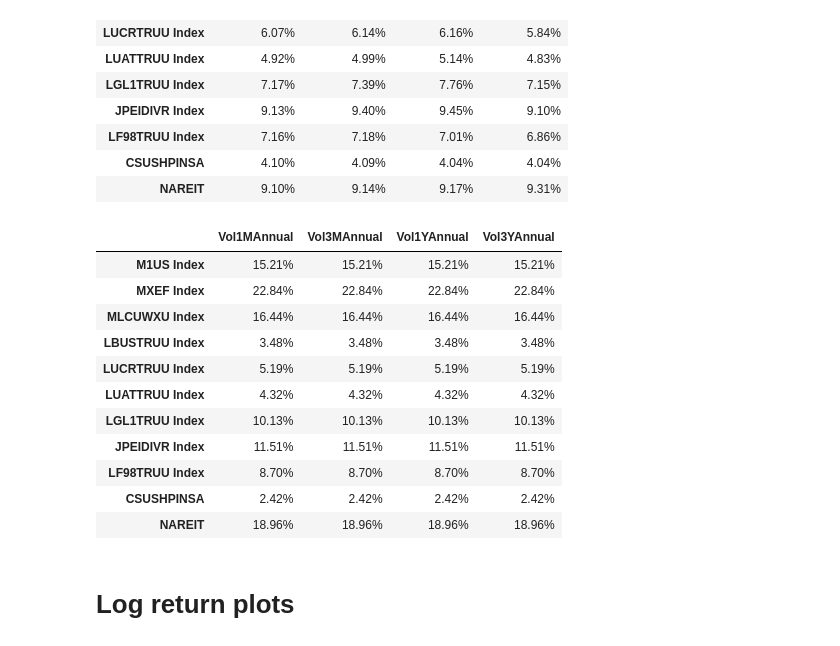
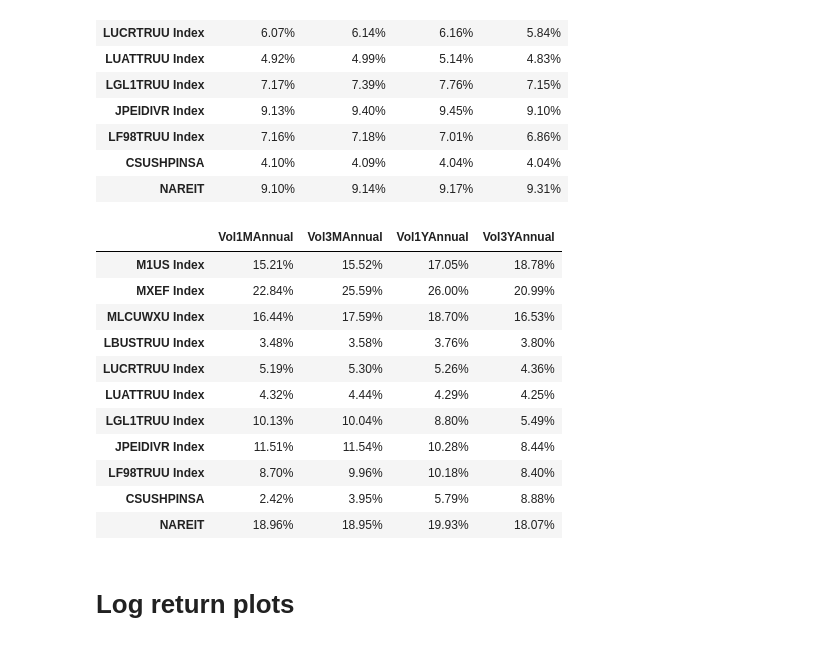
Before and after one commit to pradeeptadas/unison, a Jupyter notebook: UnisonPortOpt.ipynb, the cells around one changed output. Saved outputs shown, nothing was run; the diff lists cells and outputs as text; code cells hidden in the pictures.

```diff
--- a/UnisonPortOpt.ipynb
+++ b/UnisonPortOpt.ipynb
@@ -144,26 +144,26 @@ AnnualisedRet
 # %%
 AnnualisedVol = pd.DataFrame()
 AnnualisedVol['Vol1MAnnual'] = annualisedVol1MLog
-AnnualisedVol['Vol3MAnnual'] = annualisedVol1MLog
-AnnualisedVol['Vol1YAnnual'] = annualisedVol1MLog
-AnnualisedVol['Vol3YAnnual'] = annualisedVol1MLog
+AnnualisedVol['Vol3MAnnual'] = annualisedVol3MLog
+AnnualisedVol['Vol1YAnnual'] = annualisedVol1YLog
+AnnualisedVol['Vol3YAnnual'] = annualisedVol3YLog
 AnnualisedVol.index = list(annualisedVol3YLog.index)
 #AnnualisedVol.to_latex()
 
 AnnualisedVol
 # %% [output]
 |  | Vol1MAnnual | Vol3MAnnual | Vol1YAnnual | Vol3YAnnual |
-| M1US Index | 15.21% | 15.21% | 15.21% | 15.21% |
-| MXEF Index | 22.84% | 22.84% | 22.84% | 22.84% |
-| MLCUWXU Index | 16.44% | 16.44% | 16.44% | 16.44% |
-| LBUSTRUU Index | 3.48% | 3.48% | 3.48% | 3.48% |
-| LUCRTRUU Index | 5.19% | 5.19% | 5.19% | 5.19% |
-| LUATTRUU Index | 4.32% | 4.32% | 4.32% | 4.32% |
-| LGL1TRUU Index | 10.13% | 10.13% | 10.13% | 10.13% |
-| JPEIDIVR Index | 11.51% | 11.51% | 11.51% | 11.51% |
-| LF98TRUU Index | 8.70% | 8.70% | 8.70% | 8.70% |
-| CSUSHPINSA | 2.42% | 2.42% | 2.42% | 2.42% |
-| NAREIT | 18.96% | 18.96% | 18.96% | 18.96% |
+| M1US Index | 15.21% | 15.52% | 17.05% | 18.78% |
+| MXEF Index | 22.84% | 25.59% | 26.00% | 20.99% |
+| MLCUWXU Index | 16.44% | 17.59% | 18.70% | 16.53% |
+| LBUSTRUU Index | 3.48% | 3.58% | 3.76% | 3.80% |
+| LUCRTRUU Index | 5.19% | 5.30% | 5.26% | 4.36% |
+| LUATTRUU Index | 4.32% | 4.44% | 4.29% | 4.25% |
+| LGL1TRUU Index | 10.13% | 10.04% | 8.80% | 5.49% |
+| JPEIDIVR Index | 11.51% | 11.54% | 10.28% | 8.44% |
+| LF98TRUU Index | 8.70% | 9.96% | 10.18% | 8.40% |
+| CSUSHPINSA | 2.42% | 3.95% | 5.79% | 8.88% |
+| NAREIT | 18.96% | 18.95% | 19.93% | 18.07% |
 # %% [markdown]
 # Log return plots
 # %%
```
Also changed, not shown: 3 other files.
